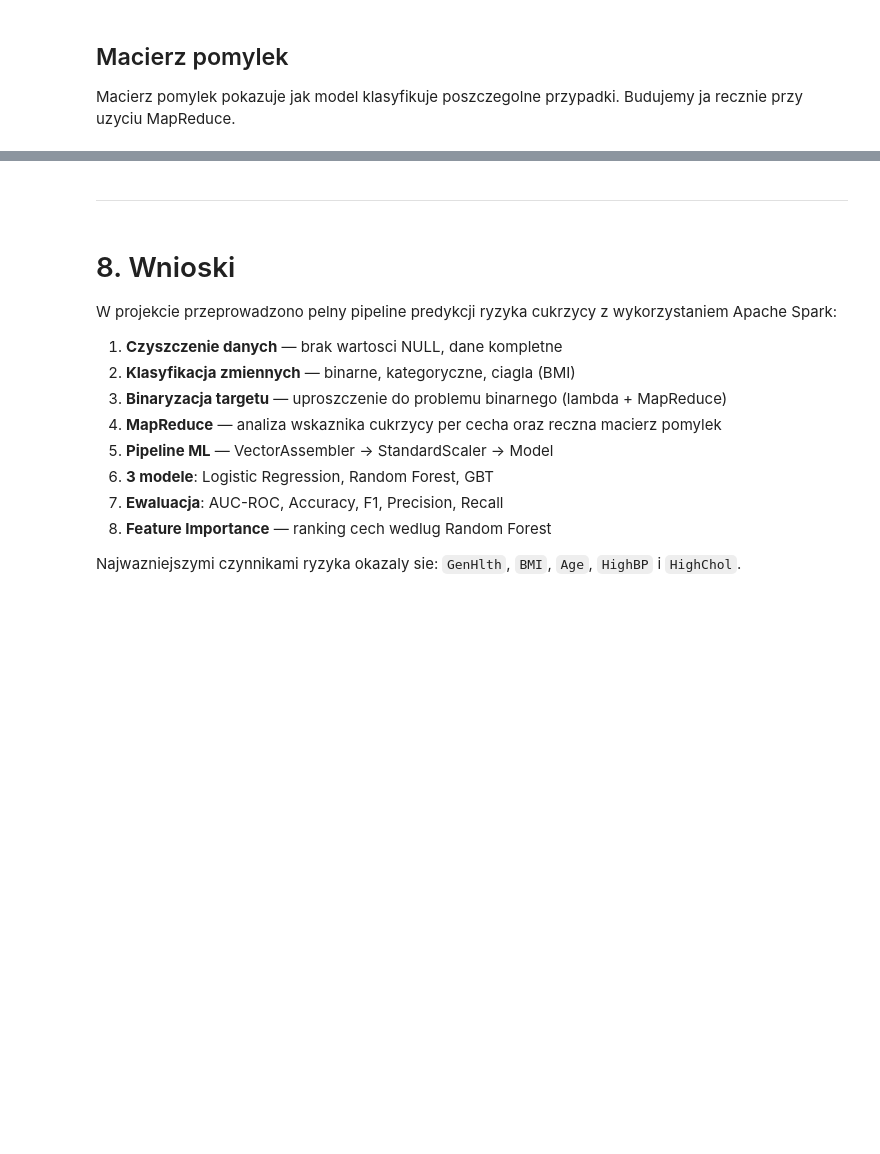
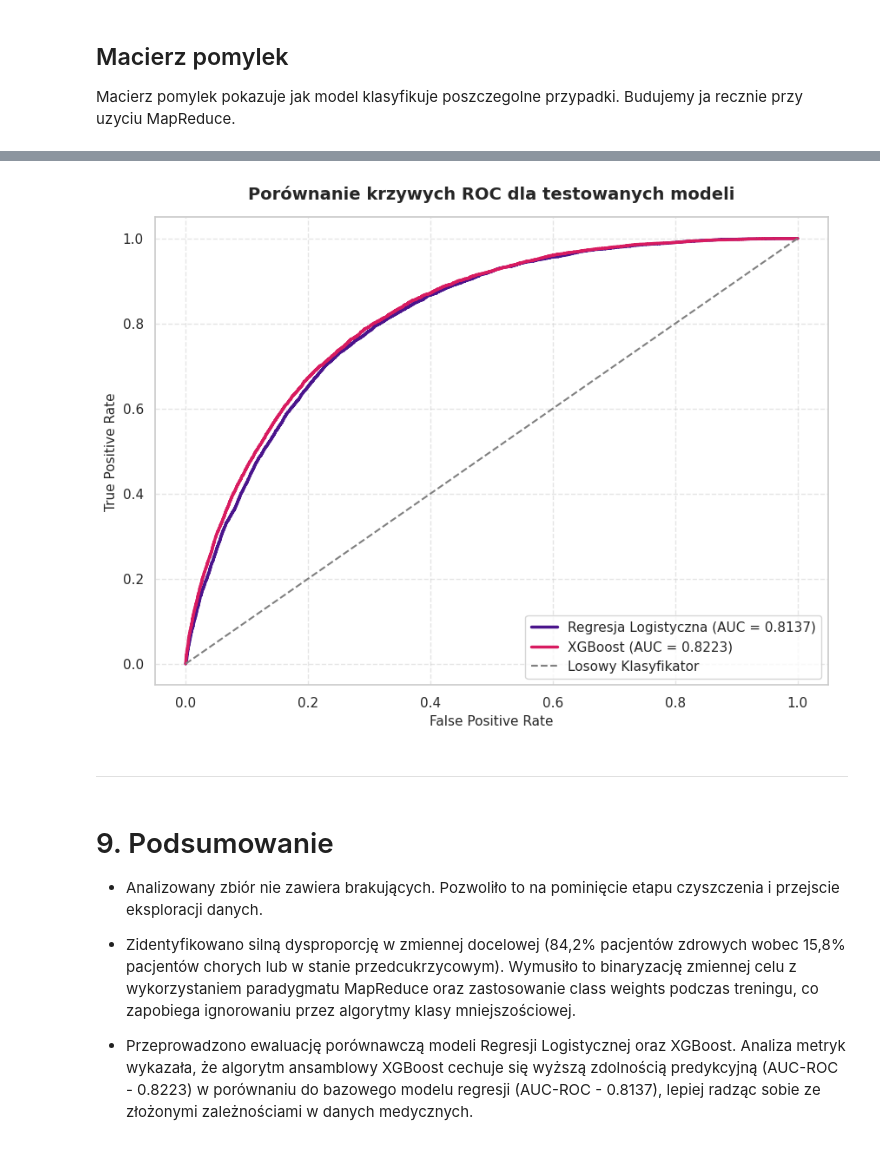
Before and after one commit to ImJaca/diabetes-analysis, a Jupyter notebook: analisys.ipynb, the cells around one changed output, grey strips where cells are left out. Saved outputs shown, nothing was run; the diff lists cells and outputs as text; code cells hidden in the pictures; blank space fills up the shorter version.

```diff
--- a/analisys.ipynb
+++ b/analisys.ipynb
@@ -683,0 +661,23 @@ plt.show()
+# %%
+from sklearn.metrics import roc_curve, auc
+
+get_prob_1 = spark_udf(lambda v: float(v[1]), DoubleType())
+probs_lr = pred_lr.withColumn("prob_1", get_prob_1("probability")).select("prob_1").toPandas()["prob_1"]
+probs_xgb = pred_xgb.withColumn("prob_1", get_prob_1("probability")).select("prob_1").toPandas()["prob_1"]
+
+fpr_lr, tpr_lr, _ = roc_curve(y_true_lr, probs_lr)
+auc_lr = auc(fpr_lr, tpr_lr)
+
+fpr_xgb, tpr_xgb, _ = roc_curve(y_true_xgb, probs_xgb)
+auc_xgb = auc(fpr_xgb, tpr_xgb)
+
+plt.figure(figsize=(10, 7))
+plt.plot(fpr_lr, tpr_lr, color='#4a148c', lw=2.5, label=f'Regresja Logistyczna (AUC = {auc_lr:.4f})')
+plt.plot(fpr_xgb, tpr_xgb, color='#d81b60', lw=2.5, label=f'XGBoost (AUC = {auc_xgb:.4f})')
+plt.plot([0, 1], [0, 1], color='gray', linestyle='--', lw=1.5, label='Losowy Klasyfikator')
+plt.title('Porównanie krzywych ROC dla testowanych modeli', fontsize=14, fontweight='bold', pad=15)
+plt.xlabel('False Positive Rate', fontsize=11)
+plt.ylabel('True Positive Rate', fontsize=11)
+plt.legend(loc="lower right", fontsize=11)
+plt.grid(True, linestyle='--', alpha=0.5)
+# %% [output]
@@ -684,17 +685,10 @@ plt.show()
+[figure, added]
 # %% [markdown]
 ---
 # %% [markdown]
-# 8. Wnioski
+# 9. Podsumowanie
 
-W projekcie przeprowadzono pelny pipeline predykcji ryzyka cukrzycy z wykorzystaniem Apache Spark:
+* Analizowany zbiór nie zawiera brakujących. Pozwoliło to na pominięcie etapu czyszczenia i przejscie eksploracji danych.
+* Zidentyfikowano silną dysproporcję w zmiennej docelowej (84,2% pacjentów zdrowych wobec 15,8% pacjentów chorych lub w stanie przedcukrzycowym). Wymusiło to binaryzację zmiennej celu z wykorzystaniem paradygmatu MapReduce oraz zastosowanie class weights podczas treningu, co zapobiega ignorowaniu przez algorytmy klasy mniejszościowej.
 
-1. **Czyszczenie danych** — brak wartosci NULL, dane kompletne
-2. **Klasyfikacja zmiennych** — binarne, kategoryczne, ciagla (BMI)
-3. **Binaryzacja targetu** — uproszczenie do problemu binarnego (lambda + MapReduce)
-4. **MapReduce** — analiza wskaznika cukrzycy per cecha oraz reczna macierz pomylek
-5. **Pipeline ML** — VectorAssembler → StandardScaler → Model
-6. **3 modele**: Logistic Regression, Random Forest, GBT
-7. **Ewaluacja**: AUC-ROC, Accuracy, F1, Precision, Recall
-8. **Feature Importance** — ranking cech wedlug Random Forest
-
-Najwazniejszymi czynnikami ryzyka okazaly sie: `GenHlth`, `BMI`, `Age`, `HighBP` i `HighChol`.
+* Przeprowadzono ewaluację porównawczą modeli Regresji Logistycznej oraz XGBoost. Analiza metryk wykazała, że algorytm ansamblowy XGBoost cechuje się wyższą zdolnością predykcyjną (AUC-ROC - 0.8223) w porównaniu do bazowego modelu regresji (AUC-ROC - 0.8137), lepiej radząc sobie ze złożonymi zależnościami w danych medycznych.
```
Also changed, not shown: parts of 27 cells of this notebook.
